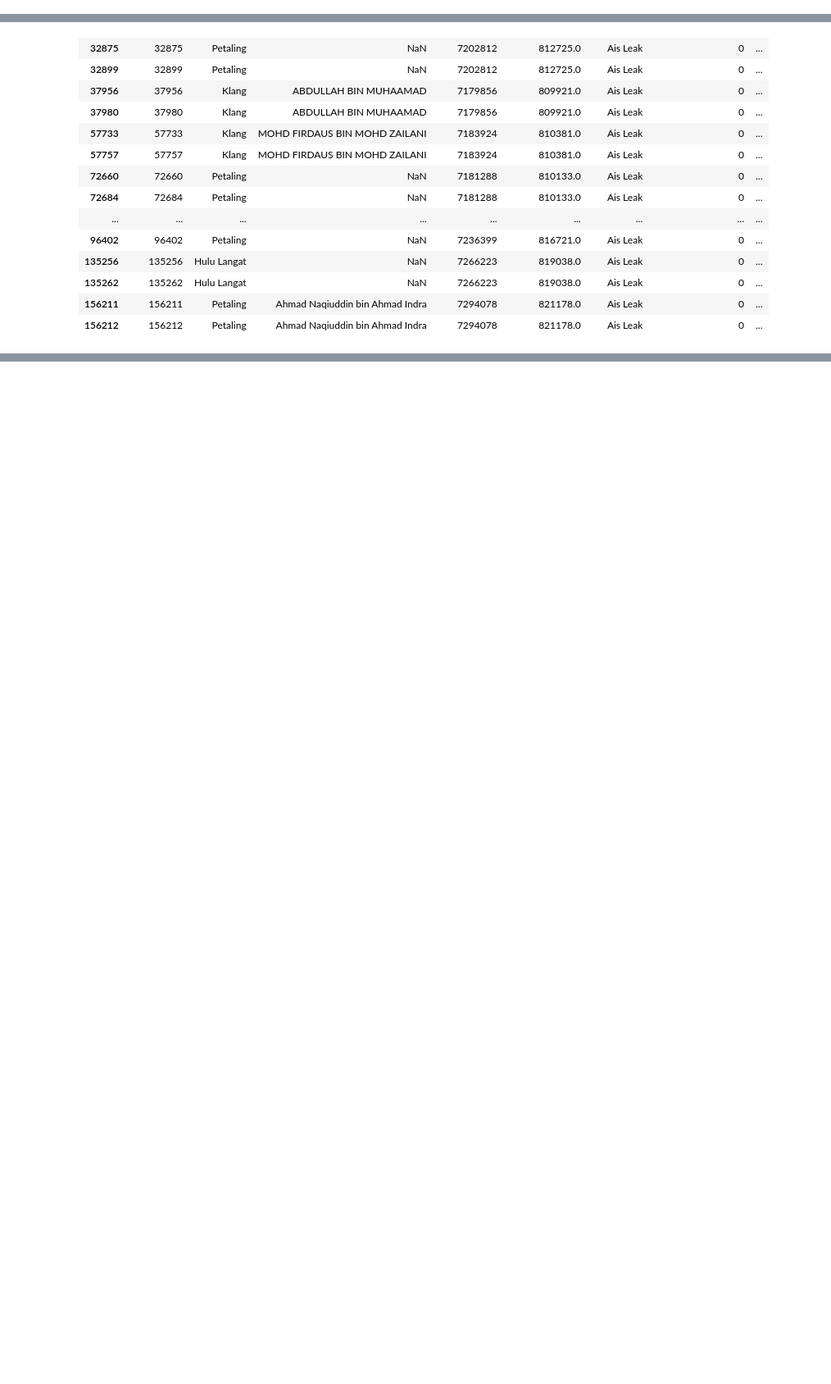
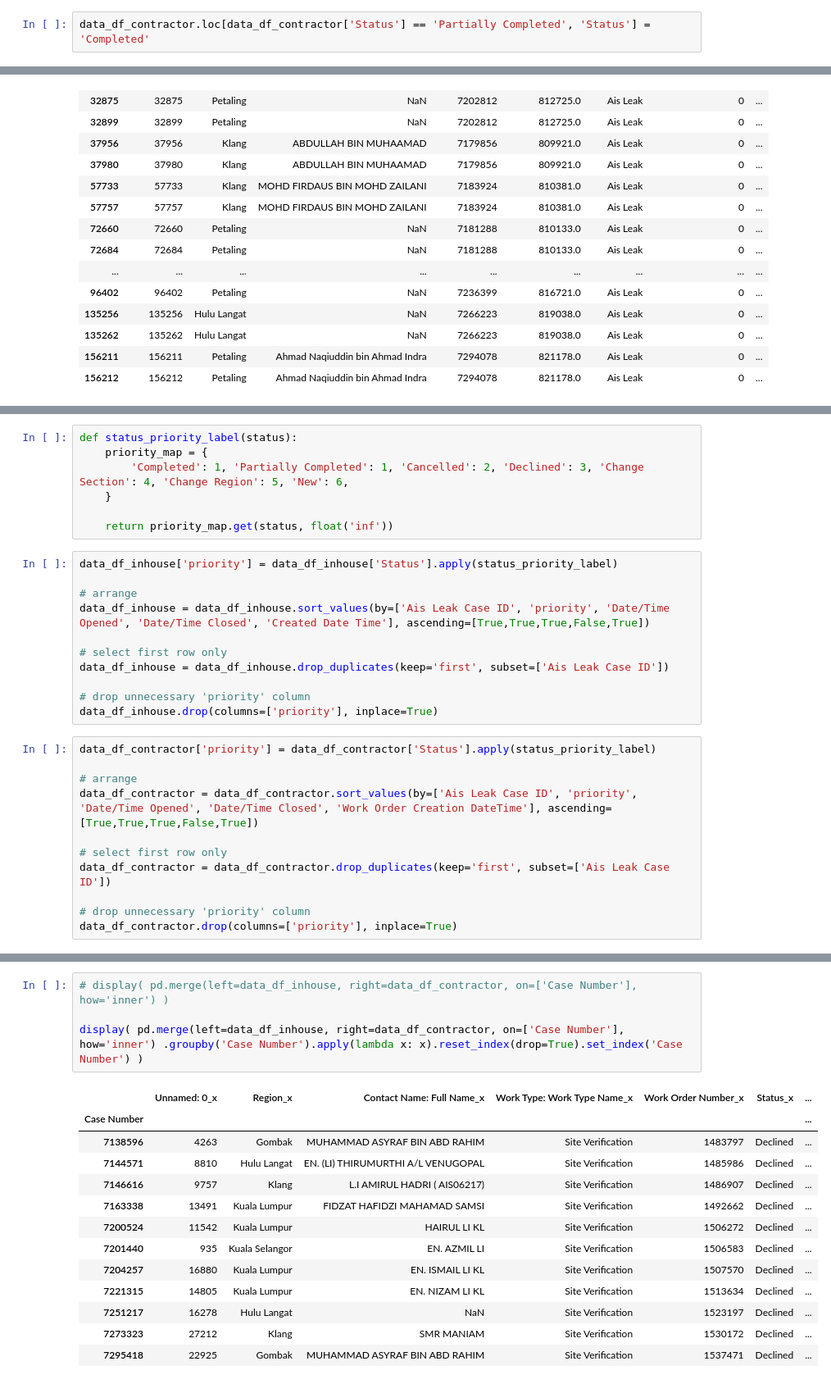
Before and after one commit to iqmal-1916447/MASTERLIST-LI-July-2024, a Jupyter notebook: analyzer-july.ipynb, the cells around one changed output, grey strips where cells are left out. Shown at 82% size. Cells and saved outputs as stored; diff of their text form; blank space fills up the shorter version.

```diff
--- a/analyzer-july.ipynb
+++ b/analyzer-july.ipynb
@@ -71,3 +73,5 @@ data_df_all = pd.read_csv(filepath + file_n_reportId[2][0])
+# %%
+data_df_contractor.loc[data_df_contractor['Status'] == 'Partially Completed', 'Status'] = 'Completed'
 # %%
 display(data_df_contractor)
 # %% [output]
@@ -239,0 +258,29 @@ data_df_all[data_df_all.duplicated(keep=False, subset=['Case Number'])]
+# %%
+def status_priority_label(status):
+    priority_map = {
+        'Completed': 1, 'Partially Completed': 1, 'Cancelled': 2, 'Declined': 3, 'Change Section': 4, 'Change Region': 5, 'New': 6,
+    }
+
+    return priority_map.get(status, float('inf'))
+# %%
+data_df_inhouse['priority'] = data_df_inhouse['Status'].apply(status_priority_label)
+
+# arrange
+data_df_inhouse = data_df_inhouse.sort_values(by=['Ais Leak Case ID', 'priority', 'Date/Time Opened', 'Date/Time Closed', 'Created Date Time'], ascending=[True,True,True,False,True])
+
+# select first row only
+data_df_inhouse = data_df_inhouse.drop_duplicates(keep='first', subset=['Ais Leak Case ID'])
+
+# drop unnecessary 'priority' column
+data_df_inhouse.drop(columns=['priority'], inplace=True)
+# %%
+data_df_contractor['priority'] = data_df_contractor['Status'].apply(status_priority_label)
+
+# arrange
+data_df_contractor = data_df_contractor.sort_values(by=['Ais Leak Case ID', 'priority', 'Date/Time Opened', 'Date/Time Closed', 'Work Order Creation DateTime'], ascending=[True,True,True,False,True])
+
+# select first row only
+data_df_contractor = data_df_contractor.drop_duplicates(keep='first', subset=['Ais Leak Case ID'])
+
+# drop unnecessary 'priority' column
+data_df_contractor.drop(columns=['priority'], inplace=True)
@@ -239,0 +297,18 @@ data_df_all[data_df_all.duplicated(keep=False, subset=['Case Number'])]
+# %%
+# display( pd.merge(left=data_df_inhouse, right=data_df_contractor, on=['Case Number'], how='inner') )
+
+display( pd.merge(left=data_df_inhouse, right=data_df_contractor, on=['Case Number'], how='inner') .groupby('Case Number').apply(lambda x: x).reset_index(drop=True).set_index('Case Number') )
+# %% [output]
+|  | Unnamed: 0_x | Region_x | Contact Name: Full Name_x | Work Type: Work Type Name_x | Work Order Number_x | Status_x | ... |
+| Case Number |  |  |  |  |  |  | ... |
+| 7138596 | 4263 | Gombak | MUHAMMAD ASYRAF BIN ABD RAHIM | Site Verification | 1483797 | Declined | ... |
+| 7144571 | 8810 | Hulu Langat | EN. (LI) THIRUMURTHI A/L VENUGOPAL | Site Verification | 1485986 | Declined | ... |
+| 7146616 | 9757 | Klang | L.I AMIRUL HADRI ( AIS06217) | Site Verification | 1486907 | Declined | ... |
+| 7163338 | 13491 | Kuala Lumpur | FIDZAT HAFIDZI MAHAMAD SAMSI | Site Verification | 1492662 | Declined | ... |
+| 7200524 | 11542 | Kuala Lumpur | HAIRUL LI KL | Site Verification | 1506272 | Declined | ... |
+| 7201440 | 935 | Kuala Selangor | EN. AZMIL LI | Site Verification | 1506583 | Declined | ... |
+| 7204257 | 16880 | Kuala Lumpur | EN. ISMAIL LI KL | Site Verification | 1507570 | Declined | ... |
+| 7221315 | 14805 | Kuala Lumpur | EN. NIZAM LI KL | Site Verification | 1513634 | Declined | ... |
+| 7251217 | 16278 | Hulu Langat | NaN | Site Verification | 1523197 | Declined | ... |
+| 7273323 | 27212 | Klang | SMR MANIAM | Site Verification | 1530172 | Declined | ... |
+| 7295418 | 22925 | Gombak | MUHAMMAD ASYRAF BIN ABD RAHIM | Site Verification | 1537471 | Declined | ... |
```
Also changed, not shown: parts of 47 cells of this notebook, 4 other files.
